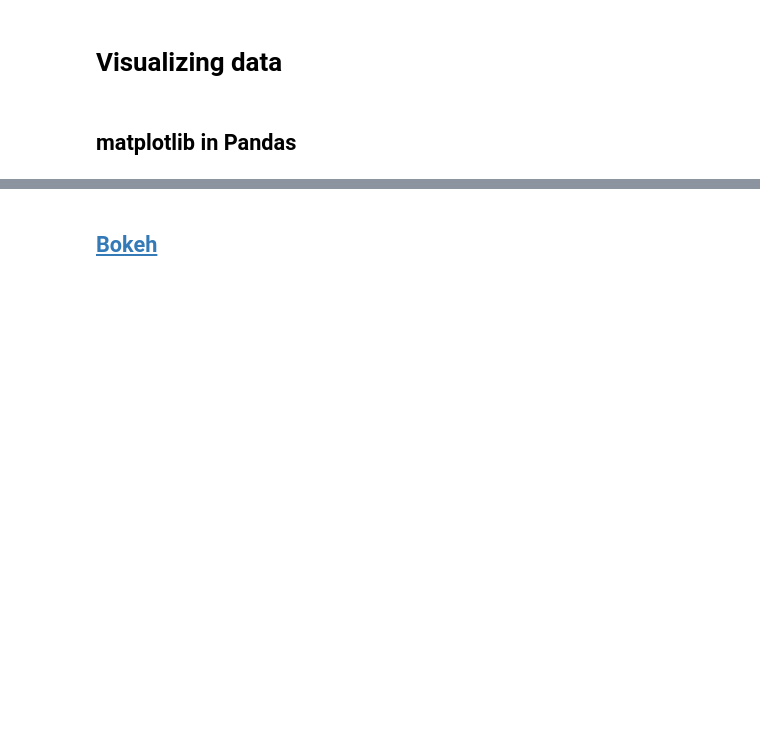
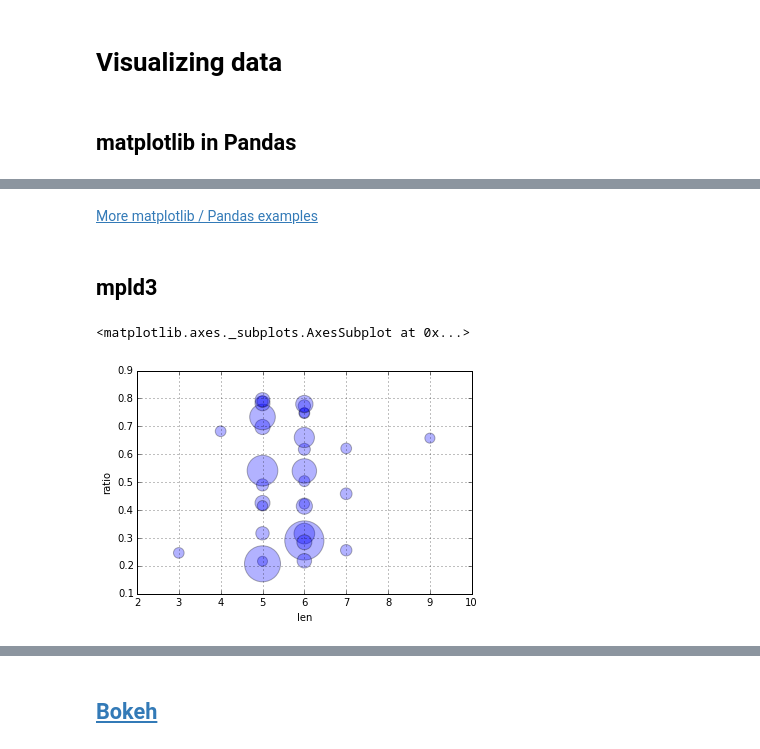
Before and after one commit to catherinedevlin/pgopen2014-data-science, a Jupyter notebook: pgopen2014_datascience.ipynb, the cells around one changed output, grey strips where cells are left out. Saved outputs shown, nothing was run; the diff lists cells and outputs as text; code cells hidden in the pictures; blank space fills up the shorter version.

Commit message:
added output for notebook publication

```diff
--- a/pgopen2014_datascience.ipynb
+++ b/pgopen2014_datascience.ipynb
@@ -316,0 +803,12 @@ yob2000[yob2000.n_births > 1000].hist(bins=10)
+# %% [markdown]
+[More matplotlib / Pandas examples](http://pandas.pydata.org/pandas-docs/stable/visualization.html)
+# %% [markdown]
+## mpld3
+# %%
+import mpld3
+mpld3.enable_notebook()
+gsum.plot(kind='scatter', x='len', y='ratio',
+          s=gsum.total/100, alpha=0.3)
+# %% [output]
+<matplotlib.axes._subplots.AxesSubplot at 0x...>
+[figure, added]
```
Also changed, not shown: parts of 87 cells of this notebook, 5 other files.
